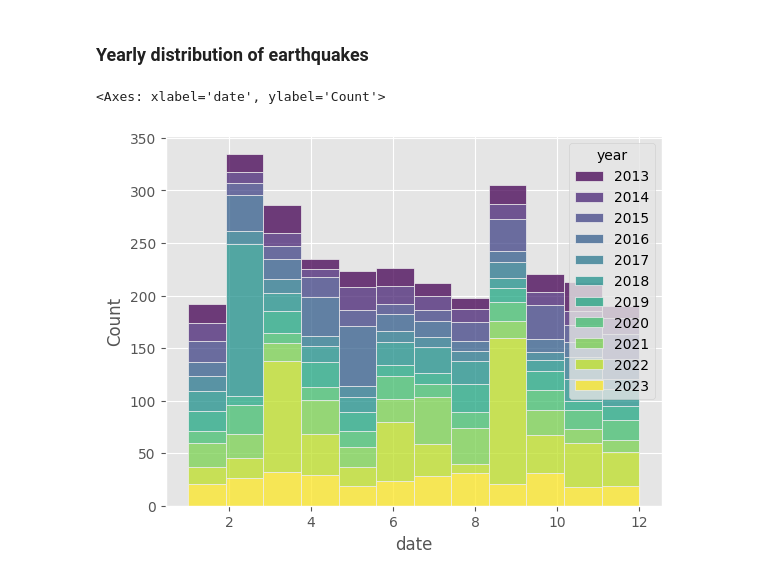
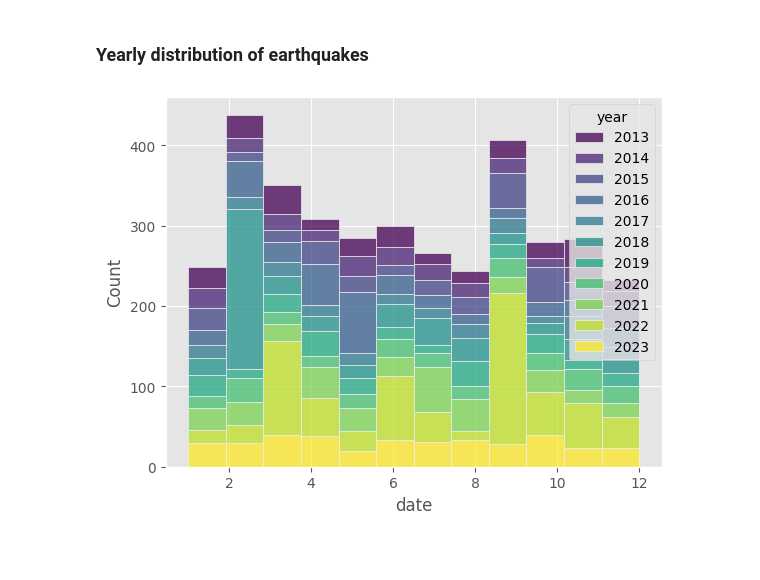
Before and after one commit to jiug/Taiwan-Earthquakes, a Jupyter notebook: earthquakes-taiwan.ipynb, the cells around one changed output. Saved outputs shown, nothing was run; the diff lists cells and outputs as text; code cells hidden in the pictures; blank space fills up the shorter version.

```diff
--- a/earthquakes-taiwan.ipynb
+++ b/earthquakes-taiwan.ipynb
@@ -165,11 +167,3 @@ plt.tight_layout()
 plt.show()
 # %% [output]
 [figure]
-# %%
-mu_s, std_s = norm.fit(df[df['number']=='Small area']['magnitude'])
-mu_s, std_s
-
-mu_b, std_b = norm.fit(df[df['number']!='Small area']['magnitude'])
-mu_b, std_b
-
-df['area'].value_counts()
@@ -248,7 +261,7 @@ plt.show()
 # %% [markdown]
 ### Yearly distribution of earthquakes
 # %%
-sns.histplot(x=df[df['magnitude'] >= mu]['date'].dt.month, bins=12, hue=df['year'], multiple='stack', palette='viridis')
+sns.histplot(x=df[df['magnitude'] >= mu_s]['date'].dt.month, bins=12, hue=df['year'], multiple='stack', palette='viridis')
+plt.show()
 # %% [output]
-<Axes: xlabel='date', ylabel='Count'>
-[figure, old version]
+[figure, new version]
```
Also changed, not shown: parts of 7 cells of this notebook, 1 other file.
